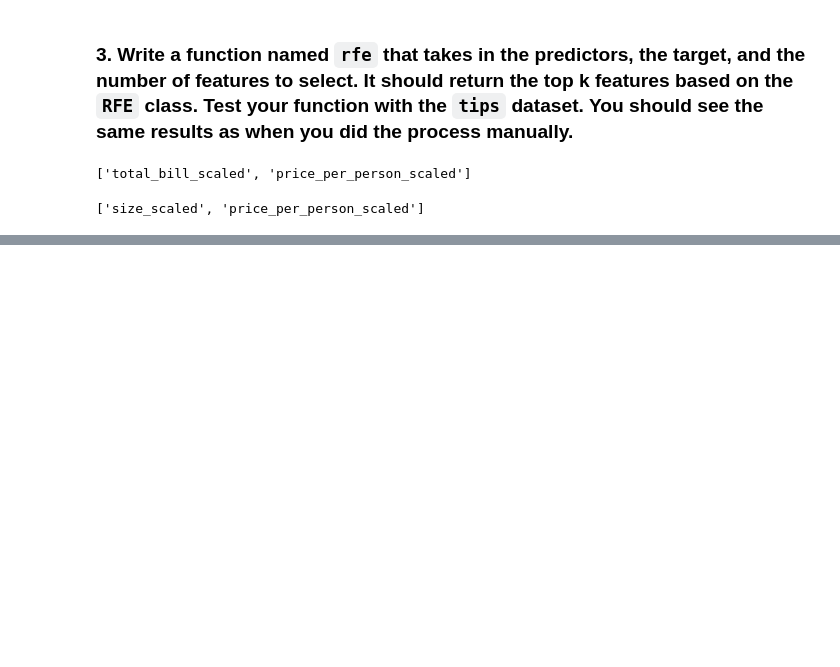
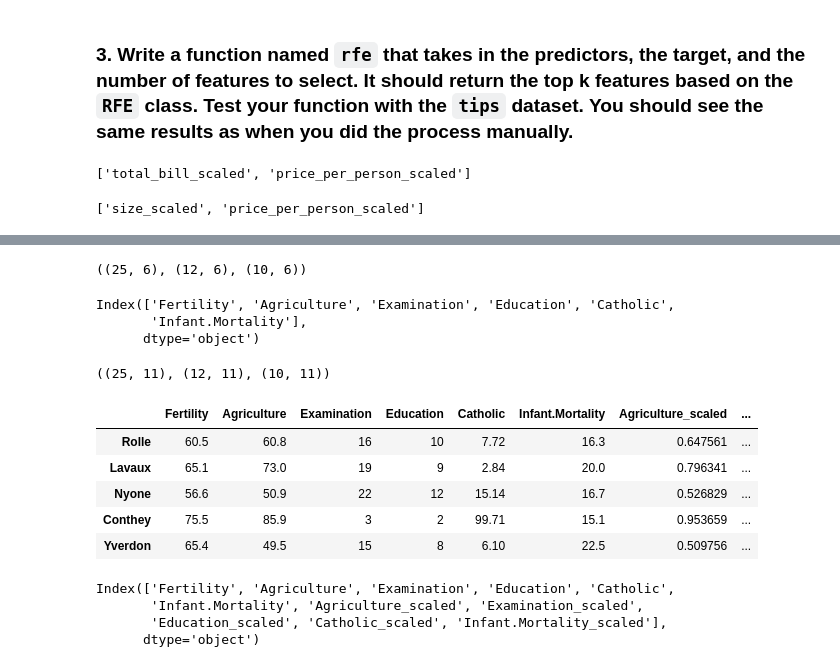
Before and after one commit to Yongliang-Shi/regression-exercises, a Jupyter notebook: feature_engineering.ipynb, the cells around one changed output, grey strips where cells are left out. Cells and saved outputs as stored; diff of their text form; code cells hidden in the pictures; blank space fills up the shorter version.

```diff
--- a/feature_engineering.ipynb
+++ b/feature_engineering.ipynb
@@ -550,0 +588,39 @@ rfe(X_train_tip_percentage_numeric, y_train_tip_percentage_numeric, 2)
+# %%
+# Split the `swiss` dataset
+
+train_validate, test = train_test_split(swiss, test_size=.2, random_state=123)
+train, validate = train_test_split(train_validate, test_size=.3, random_state=123)
+train.shape, validate.shape, test.shape
+# %% [output]
+((25, 6), (12, 6), (10, 6))
+# %%
+train.columns
+# %% [output]
+Index(['Fertility', 'Agriculture', 'Examination', 'Education', 'Catholic',
+       'Infant.Mortality'],
+      dtype='object')
+# %%
+# Scale the `swiss` dataset
+
+columns_to_scale = ['Agriculture', 'Examination', 'Education', 'Catholic', 'Infant.Mortality']
+
+train_scaled, validate_scaled, test_scaled = prepare.scale(train, validate, test, columns_to_scale)
+train_scaled.shape, validate_scaled.shape, test_scaled.shape
+# %% [output]
+((25, 11), (12, 11), (10, 11))
+# %%
+train_scaled.head()
+# %% [output]
+|  | Fertility | Agriculture | Examination | Education | Catholic | Infant.Mortality | Agriculture_scaled | ... |
+| Rolle | 60.5 | 60.8 | 16 | 10 | 7.72 | 16.3 | 0.647561 | ... |
+| Lavaux | 65.1 | 73.0 | 19 | 9 | 2.84 | 20.0 | 0.796341 | ... |
+| Nyone | 56.6 | 50.9 | 22 | 12 | 15.14 | 16.7 | 0.526829 | ... |
+| Conthey | 75.5 | 85.9 | 3 | 2 | 99.71 | 15.1 | 0.953659 | ... |
+| Yverdon | 65.4 | 49.5 | 15 | 8 | 6.10 | 22.5 | 0.509756 | ... |
+# %%
+train_scaled.columns
+# %% [output]
+Index(['Fertility', 'Agriculture', 'Examination', 'Education', 'Catholic',
+       'Infant.Mortality', 'Agriculture_scaled', 'Examination_scaled',
+       'Education_scaled', 'Catholic_scaled', 'Infant.Mortality_scaled'],
+      dtype='object')
```
Also changed, not shown: parts of 12 cells of this notebook.
